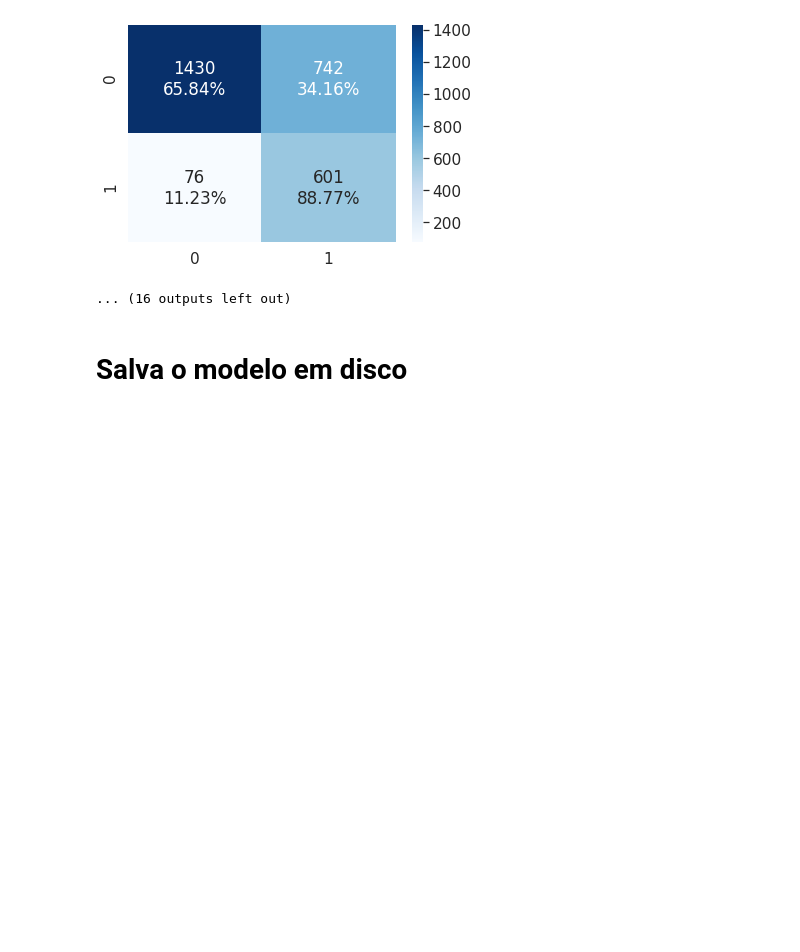
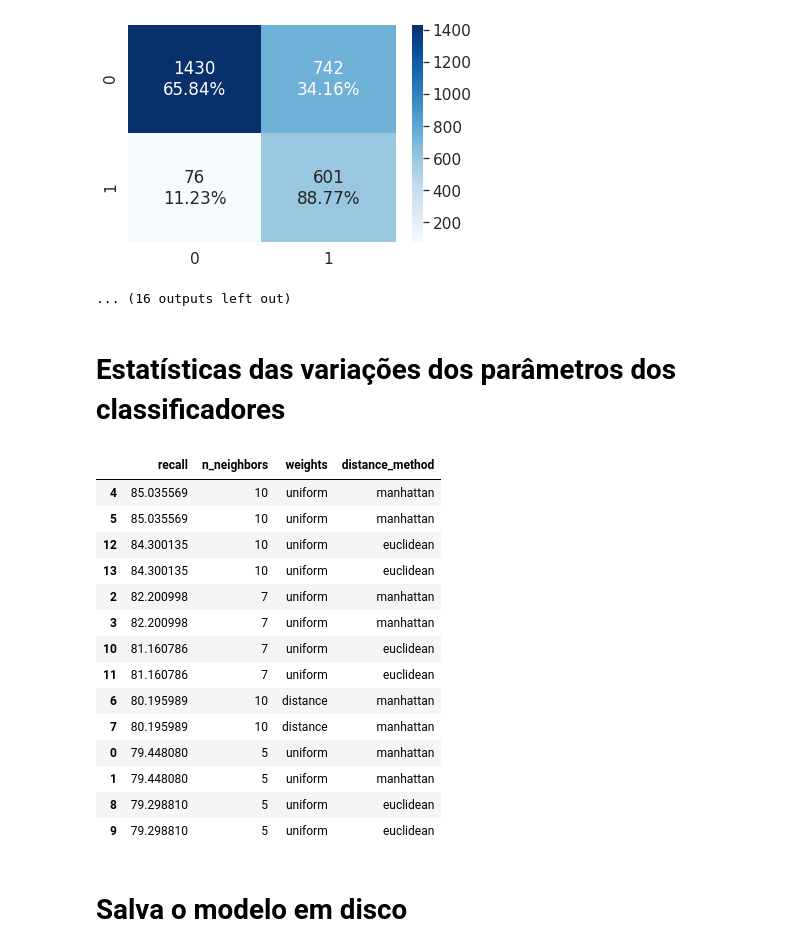
Before and after one commit to adornodev/pos-graduacao-Lunar, a Jupyter notebook: machinelearning/2_modelagem/3_modelo/0_knn.ipynb, the cells around one changed output. Drawn from its saved outputs; the diff is of its cells as text; code cells hidden in the pictures; blank space fills up the shorter version.

```diff
--- a/machinelearning/2_modelagem/3_modelo/0_knn.ipynb
+++ b/machinelearning/2_modelagem/3_modelo/0_knn.ipynb
@@ -211,8 +211,10 @@ KNN 10 UNIFORM D.EUCLIDEAN - AUC:  76.0 %
 sns.set(font_scale=1.4)
 
 recalls_by_classifiers = {}
+statistics = []
 
 for classifier in cms:
+    statistic = {}
 
     mean_recall = np.mean([item['recall'] for item in cms[classifier]])
     recalls_by_classifiers[classifier] = mean_recall
@@ -220,9 +222,17 @@ for classifier in cms:
     print(">>> {0} : {1:.1%}".format(classifier, mean_recall))
     print('\n\n')
 
+    statistic['classifier'] = classifier
+    statistic['recall'] = mean_recall*100
+
+
     for item in cms[classifier]:
+        classifier_params = item['classifier'].get_params()
+        print("{0:.2%}".format(item['recall']))
 
-        print("{0:.2%}".format(item['recall']))
+        statistic['n_neighbors'] = classifier_params['n_neighbors']
+        statistic['weights'] = classifier_params['weights']
+        statistic['distance_method'] = 'manhattan' if classifier_params['p'] == 1 else 'euclidean'
 
         group_counts = ["{0:0.0f}".format(value) for value in  item['cm'].flatten()]
 
@@ -235,6 +245,8 @@ for classifier in cms:
         labels = [f"{v2}\n{v3}" for v2, v3 in zip(group_counts,group_percentages)]
         labels = np.asarray(labels).reshape(2,2)
 
+        statistics.append(statistic)
+
         sns.heatmap(item['cm'], annot=labels, fmt='', cmap='Blues')
         plt.show()
 # %% [output]
@@ -263,6 +275,27 @@ for classifier in cms:
 88.77%
 [figure]
 ... (16 outputs left out)
+# %% [markdown]
+# Estatísticas das variações dos parâmetros dos classificadores
+# %%
+df_statistics = pd.DataFrame.from_records(data=statistics, exclude=['classifier'])
+df_statistics.sort_values(by=['recall'], ascending=False)
+# %% [output]
+|  | recall | n_neighbors | weights | distance_method |
+| 4 | 85.035569 | 10 | uniform | manhattan |
+| 5 | 85.035569 | 10 | uniform | manhattan |
+| 12 | 84.300135 | 10 | uniform | euclidean |
+| 13 | 84.300135 | 10 | uniform | euclidean |
+| 2 | 82.200998 | 7 | uniform | manhattan |
+| 3 | 82.200998 | 7 | uniform | manhattan |
+| 10 | 81.160786 | 7 | uniform | euclidean |
+| 11 | 81.160786 | 7 | uniform | euclidean |
+| 6 | 80.195989 | 10 | distance | manhattan |
+| 7 | 80.195989 | 10 | distance | manhattan |
+| 0 | 79.448080 | 5 | uniform | manhattan |
+| 1 | 79.448080 | 5 | uniform | manhattan |
+| 8 | 79.298810 | 5 | uniform | euclidean |
+| 9 | 79.298810 | 5 | uniform | euclidean |
 # %% [markdown]
 # Salva o modelo em disco
 # %%
```
Also changed, not shown: 3 other files.
